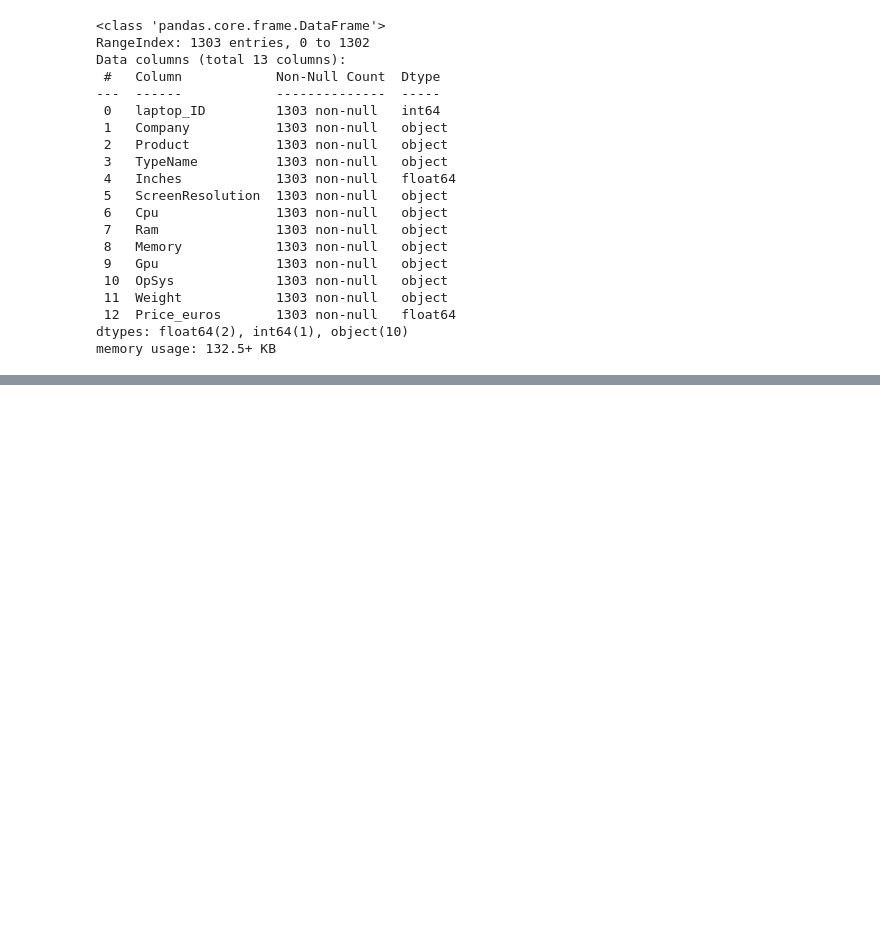
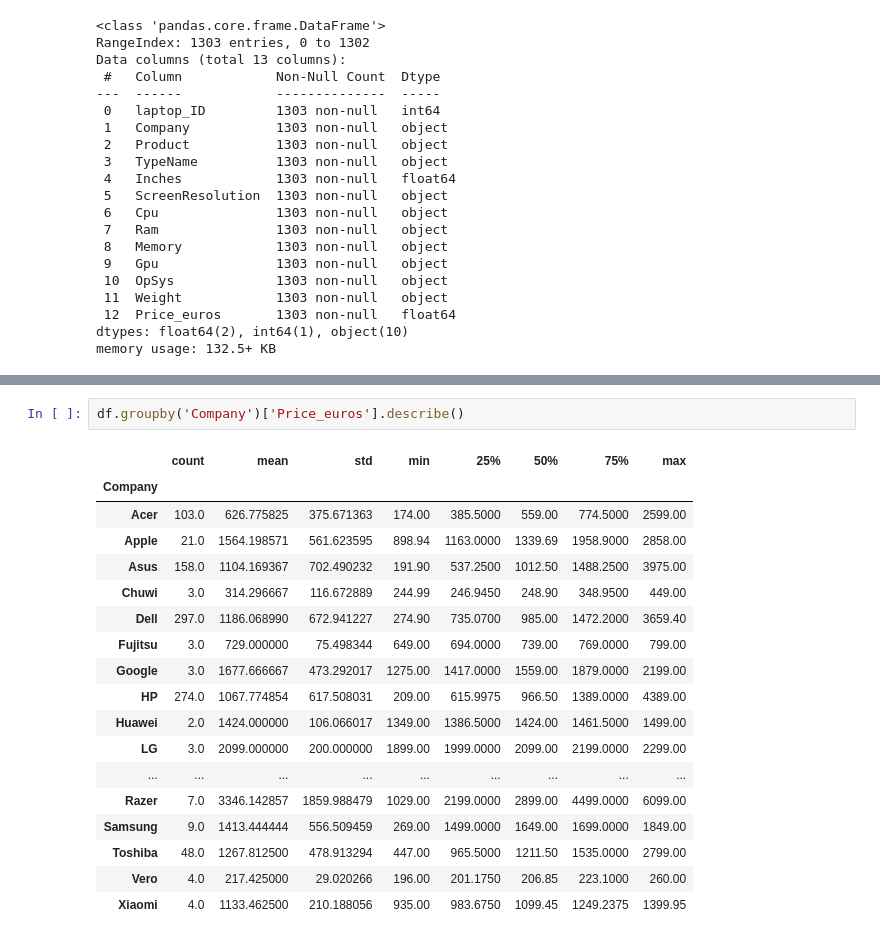
Before and after one commit to RossErskine/Kaggle-notebooks, a Jupyter notebook: Laptop prices.ipynb, the cells around one changed output, grey strips where cells are left out. Drawn from its saved outputs; the diff is of its cells as text; blank space fills up the shorter version.

```diff
--- a/Laptop prices.ipynb
+++ b/Laptop prices.ipynb
@@ -54,0 +91,21 @@ df.describe()
+# %%
+df.groupby('Company')['Price_euros'].describe()
+# %% [output]
+|  | count | mean | std | min | 25% | 50% | 75% | max |
+| Company |  |  |  |  |  |  |  |  |
+| Acer | 103.0 | 626.775825 | 375.671363 | 174.00 | 385.5000 | 559.00 | 774.5000 | 2599.00 |
+| Apple | 21.0 | 1564.198571 | 561.623595 | 898.94 | 1163.0000 | 1339.69 | 1958.9000 | 2858.00 |
+| Asus | 158.0 | 1104.169367 | 702.490232 | 191.90 | 537.2500 | 1012.50 | 1488.2500 | 3975.00 |
+| Chuwi | 3.0 | 314.296667 | 116.672889 | 244.99 | 246.9450 | 248.90 | 348.9500 | 449.00 |
+| Dell | 297.0 | 1186.068990 | 672.941227 | 274.90 | 735.0700 | 985.00 | 1472.2000 | 3659.40 |
+| Fujitsu | 3.0 | 729.000000 | 75.498344 | 649.00 | 694.0000 | 739.00 | 769.0000 | 799.00 |
+| Google | 3.0 | 1677.666667 | 473.292017 | 1275.00 | 1417.0000 | 1559.00 | 1879.0000 | 2199.00 |
+| HP | 274.0 | 1067.774854 | 617.508031 | 209.00 | 615.9975 | 966.50 | 1389.0000 | 4389.00 |
+| Huawei | 2.0 | 1424.000000 | 106.066017 | 1349.00 | 1386.5000 | 1424.00 | 1461.5000 | 1499.00 |
+| LG | 3.0 | 2099.000000 | 200.000000 | 1899.00 | 1999.0000 | 2099.00 | 2199.0000 | 2299.00 |
+| ... | ... | ... | ... | ... | ... | ... | ... | ... |
+| Razer | 7.0 | 3346.142857 | 1859.988479 | 1029.00 | 2199.0000 | 2899.00 | 4499.0000 | 6099.00 |
+| Samsung | 9.0 | 1413.444444 | 556.509459 | 269.00 | 1499.0000 | 1649.00 | 1699.0000 | 1849.00 |
+| Toshiba | 48.0 | 1267.812500 | 478.913294 | 447.00 | 965.5000 | 1211.50 | 1535.0000 | 2799.00 |
+| Vero | 4.0 | 217.425000 | 29.020266 | 196.00 | 201.1750 | 206.85 | 223.1000 | 260.00 |
+| Xiaomi | 4.0 | 1133.462500 | 210.188056 | 935.00 | 983.6750 | 1099.45 | 1249.2375 | 1399.95 |
```
Also changed, not shown: parts of 16 cells of this notebook.
